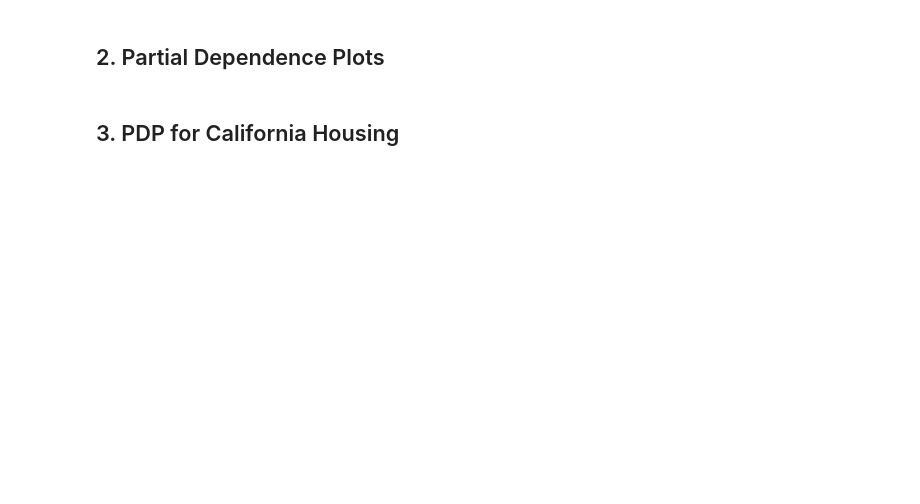
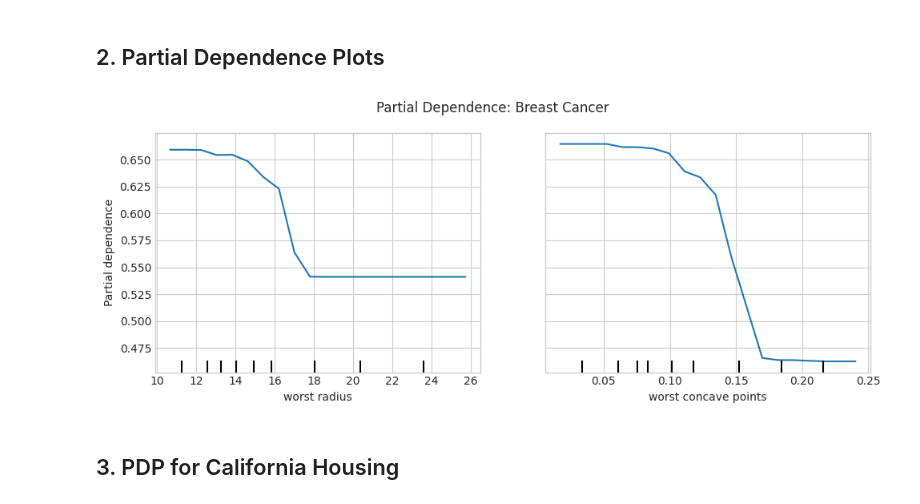
Before and after one commit to marcos-Nieves-24/InVitro-Code, a Jupyter notebook: src/content/modules/machine-learning/lessons/lesson09_model_interpretation/notebook.ipynb, the cells around one changed output. Drawn from its saved outputs; the diff is of its cells as text; code cells hidden in the pictures; blank space fills up the shorter version.

```diff
--- a/src/content/modules/machine-learning/lessons/lesson09_model_interpretation/notebook.ipynb
+++ b/src/content/modules/machine-learning/lessons/lesson09_model_interpretation/notebook.ipynb
@@ -27,11 +27,14 @@ X_train, X_test, y_train, y_test = train_test_split(
 rf = RandomForestClassifier(n_estimators=100, random_state=42)
 rf.fit(X_train, y_train)
 
+# Convert numpy feature names to Python strings
+feature_names = [str(f) for f in data.feature_names]
+
 # Built-in vs. Permutation
 result = permutation_importance(rf, X_test, y_test, n_repeats=10, random_state=42)
 
 comparison = pd.DataFrame({
-    'feature': data.feature_names,
+    'feature': feature_names,
     'impurity': rf.feature_importances_,
     'permutation': result.importances_mean,
 })
@@ -48,12 +65,14 @@ plt.show()
 # %%
 fig, ax = plt.subplots(figsize=(10, 4))
 PartialDependenceDisplay.from_estimator(
     rf, X_test, ['worst radius', 'worst concave points'],
-    grid_resolution=20, ax=ax
+    feature_names=feature_names, grid_resolution=20, ax=ax
 )
 plt.suptitle('Partial Dependence: Breast Cancer')
 plt.tight_layout()
 plt.show()
+# %% [output]
+[figure, added]
 # %% [markdown]
 ## 3. PDP for California Housing
 # %%
```
Also changed, not shown: parts of 6 cells of this notebook, 1 other file.
